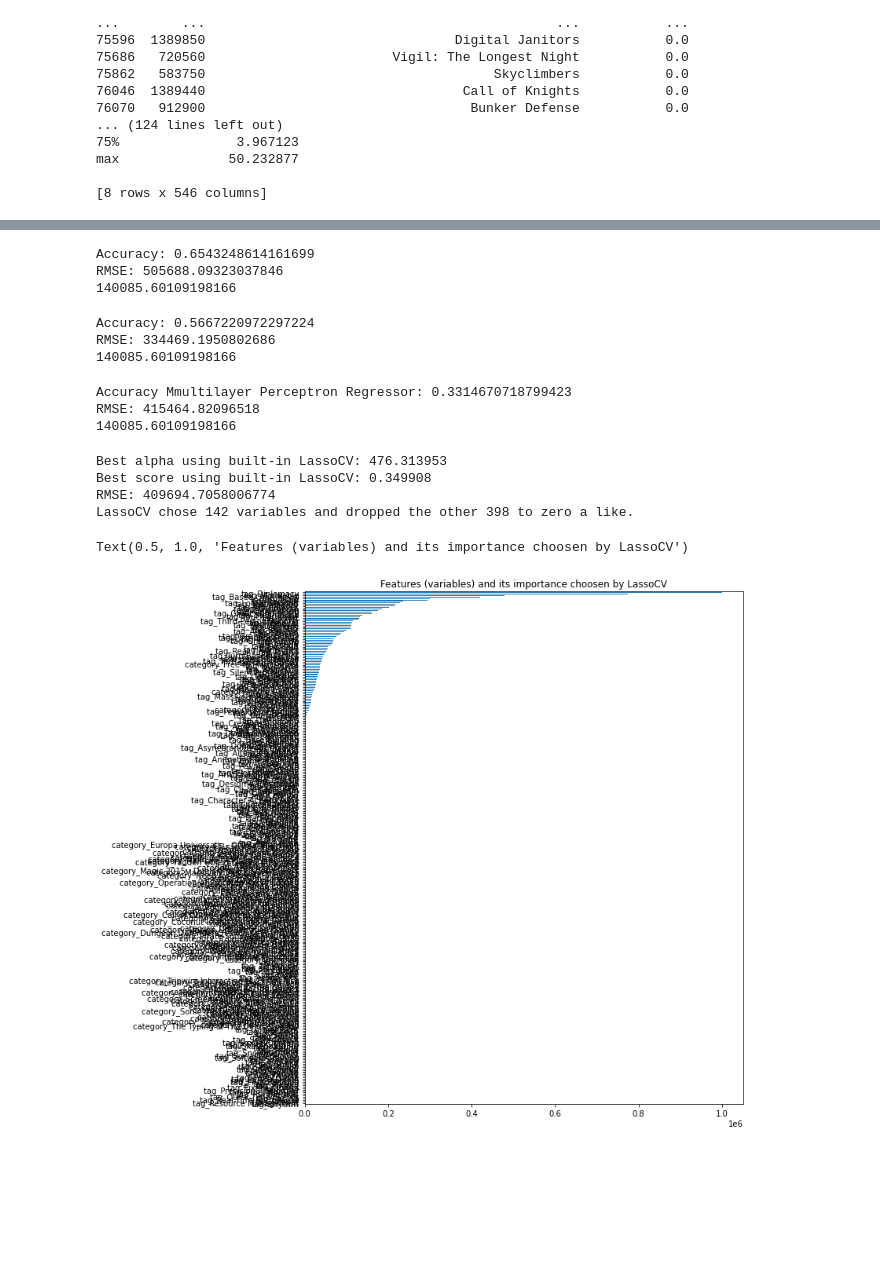
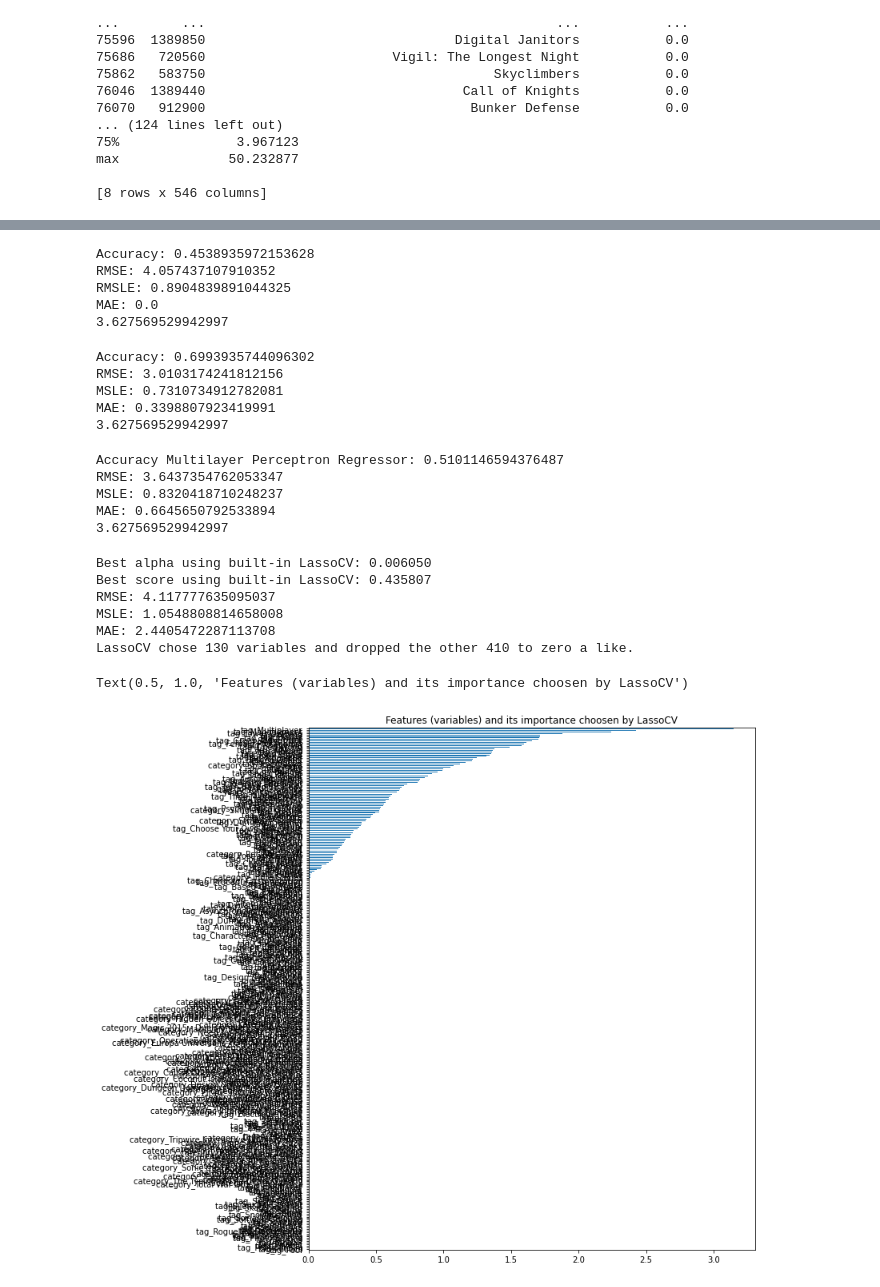
Before and after one commit to LukasL97/IDS-Steam, a Jupyter notebook: Project_incompletedata.ipynb, the cells around one changed output, grey strips where cells are left out. Drawn from its saved outputs; the diff is of its cells as text; code cells hidden in the pictures; blank space fills up the shorter version.

Commit message:
Added RMSE back in (adds more information to accuracy and RMSLE). Tuned Random Forest.

```diff
--- a/Project_incompletedata.ipynb
+++ b/Project_incompletedata.ipynb
@@ -588,62 +590,77 @@ model2 = DecisionTreeRegressor(random_state=42)
 result2 = model2.fit(x_train, y_train)
 pred2 = result2.predict(x_test)
 print("Accuracy:", result2.score(x_test, y_test))
-print("MSLE:", numpy.sqrt(mean_squared_log_error(y_test, pred2)))
-print("MAE:", numpy.sqrt(median_absolute_error(y_test, pred2)))
-print(games['estimated_players'].mean())
-# The accuracy for a decision tree regressor seems much better, but the RMSE got only very slightly better.
+print("RMSE:", numpy.sqrt(mean_squared_error(y_test, pred2)))
+print("RMSLE:", numpy.sqrt(mean_squared_log_error(y_test, pred2)))
+print("MAE:", median_absolute_error(y_test, pred2))
+print(y['estimated_players'].mean())
+# Both the accuracy and the RMSE got slightly worse, while RMSLE and MAE got better. So, it seems that
+# the decision tree is better when it comes to predicting the majority of the data, but worse for outliers.
 # %% [output]
-Accuracy: 0.6543248614161699
-RMSE: 505688.09323037846
-140085.60109198166
+Accuracy: 0.4538935972153628
+RMSE: 4.057437107910352
+RMSLE: 0.8904839891044325
+MAE: 0.0
+3.627569529942997
 # %%
 # Training a Random Forest Regressor:
-model3 = RandomForestRegressor(random_state=42)
+model3 = RandomForestRegressor(max_features=None, min_samples_split=4, n_estimators=130, random_state=42)
 result3 = model3.fit(x_train, y_train)
 pred3 = result3.predict(x_test)
 print("Accuracy:", result3.score(x_test, y_test))
+print("RMSE:", numpy.sqrt(mean_squared_error(y_test, pred3)))
 print("MSLE:", numpy.sqrt(mean_squared_log_error(y_test, pred3)))
-print("MAE:", numpy.sqrt(median_absolute_error(y_test, pred3)))
-print(games['estimated_players'].mean())
-# With the random tree regressor, though the accuracy got a bit worse, the RMSE improved quite a bit.
+print("MAE:", median_absolute_error(y_test, pred3))
+print(y['estimated_players'].mean())
+# All measures (except MAE) improved quite a bit for the Random Forest Regressor. It seems to be the best model yet.
 # %% [output]
-Accuracy: 0.5667220972297224
-RMSE: 334469.1950802686
-140085.60109198166
+Accuracy: 0.6993935744096302
+RMSE: 3.0103174241812156
+MSLE: 0.7310734912782081
+MAE: 0.3398807923419991
+3.627569529942997
 # %%
 # Training a multi layer Perceptron Regressor:
 multPerceptronReg = MLPRegressor(random_state=1, max_iter=500).fit(x_train, y_train)
-predperctron = multPerceptronReg.predict(x_test)
-print("Score Mmultilayer Perceptron Regressor:", multPerceptronReg.score(x_test, y_test))
+predperctron = numpy.maximum(0., multPerceptronReg.predict(x_test))
+print("Accuracy Multilayer Perceptron Regressor:", multPerceptronReg.score(x_test, y_test))
+print("RMSE:", numpy.sqrt(mean_squared_error(y_test, predperctron)))
 print("MSLE:", numpy.sqrt(mean_squared_log_error(y_test, predperctron)))
-print("MAE:", numpy.sqrt(median_absolute_error(y_test, predperctron)))
-print(games['estimated_players'].mean())
+print("MAE:", median_absolute_error(y_test, predperctron))
+print(y['estimated_players'].mean())
+# All measures have slightly worse results than random forest.
 # %% [output]
-Accuracy Mmultilayer Perceptron Regressor: 0.3314670718799423
-RMSE: 415464.82096518
-140085.60109198166
+Accuracy Multilayer Perceptron Regressor: 0.5101146594376487
+RMSE: 3.6437354762053347
+MSLE: 0.8320418710248237
+MAE: 0.6645650792533894
+3.627569529942997
 # %%
 #Make Predictions with a Lasso
 lassoModel = LassoCV()
 lassoModel.fit(x_train, y_train)
 print("Best alpha using built-in LassoCV: %f" % lassoModel.alpha_)
 print("Best score using built-in LassoCV: %f" % lassoModel.score(x_test, y_test))
 coef = pandas.Series(lassoModel.coef_, index = x_train.columns)
-label_y_predict_lasso = lassoModel.predict(x_test)
+label_y_predict_lasso = numpy.maximum(0., lassoModel.predict(x_test))
+print("RMSE:", numpy.sqrt(mean_squared_error(y_test, label_y_predict_lasso)))
 print("MSLE:", numpy.sqrt(mean_squared_log_error(y_test, label_y_predict_lasso)))
-print("MAE:", numpy.sqrt(median_absolute_error(y_test, label_y_predict_lasso)))
+print("MAE:", median_absolute_error(y_test, label_y_predict_lasso))
 print("LassoCV chose", str(sum(coef != 0)), "variables and dropped the other",  str(sum(coef == 0)), "to zero a like.")
 coeffs_sorted = coef.sort_values()
 matplotlib.rcParams['figure.figsize'] = (10.0, 12.0)
 coeffs_sorted[200:].plot(kind = "barh")
 mat.title("Features (variables) and its importance choosen by LassoCV")
+# Lasso is also worse than random forest for all measures.
 # %% [output]
-Best alpha using built-in LassoCV: 476.313953
-Best score using built-in LassoCV: 0.349908
-RMSE: 409694.7058006774
-LassoCV chose 142 variables and dropped the other 398 to zero a like.
+Best alpha using built-in LassoCV: 0.006050
+Best score using built-in LassoCV: 0.435807
+RMSE: 4.117777635095037
+MSLE: 1.0548808814658008
+MAE: 2.4405472287113708
+LassoCV chose 130 variables and dropped the other 410 to zero a like.
 Text(0.5, 1.0, 'Features (variables) and its importance choosen by LassoCV')
-[figure, old version]
+[figure, new version]
 # %%
 #Make Predictions using TPOT
 tpot = TPOTRegressor()
```
Also changed, not shown: parts of 14 cells of this notebook.
